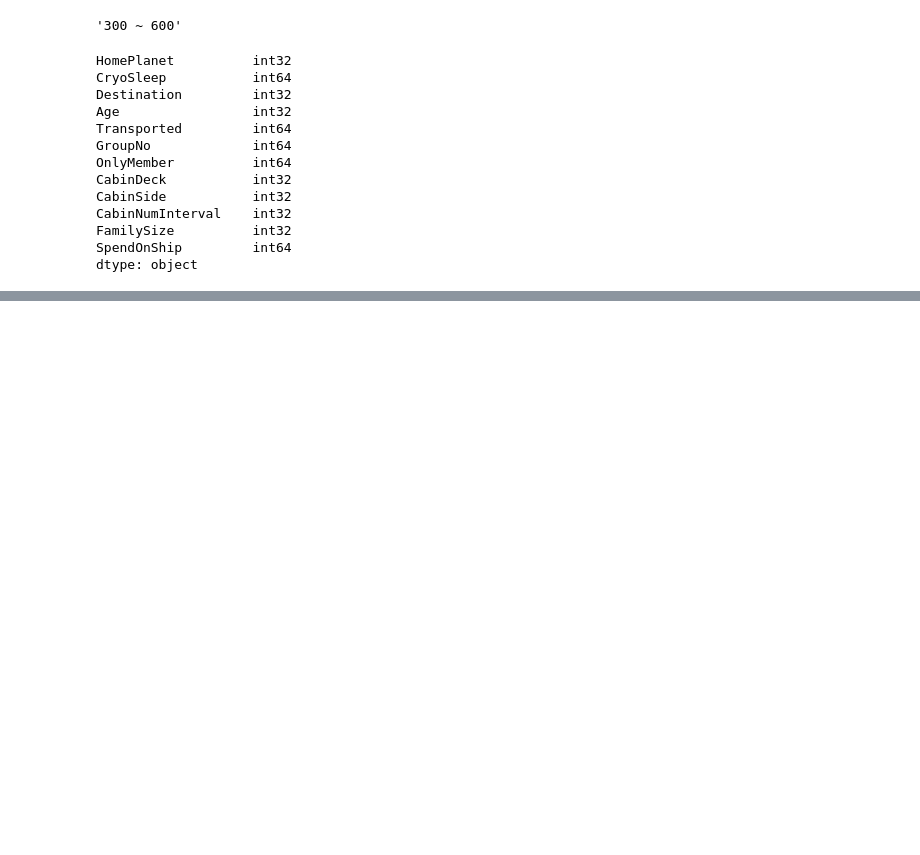
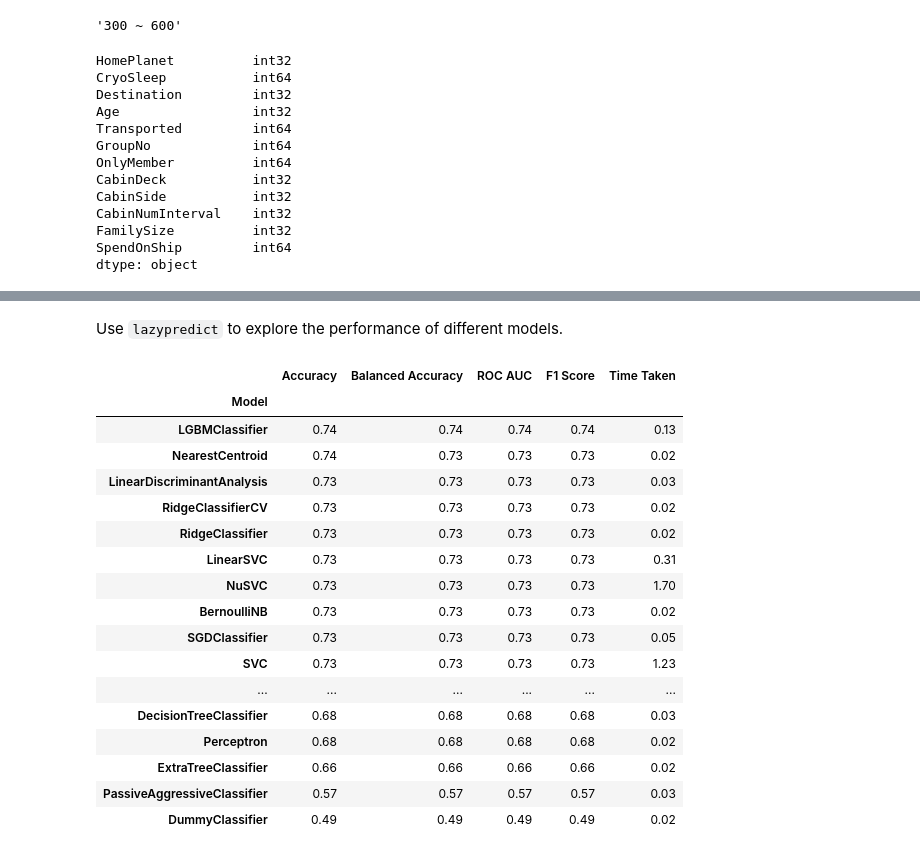
Before and after one commit to yulun-cd/space-titanic, a Jupyter notebook: space-titanic.ipynb, the cells around one changed output, grey strips where cells are left out. Cells and saved outputs as stored; diff of their text form; code cells hidden in the pictures; blank space fills up the shorter version.

Commit message:
lazypredict

```diff
--- a/space-titanic.ipynb
+++ b/space-titanic.ipynb
@@ -735,0 +752,6 @@ df_train.dtypes
+# %%
+from sklearn.preprocessing import StandardScaler
+scaler = StandardScaler()
+for col in num_cols:
+    df_train[col] = scaler.fit_transform(df_train[col].values.reshape(-1,1))
+    df_test[col] = scaler.fit_transform(df_test[col].values.reshape(-1,1))
@@ -735,0 +762,4 @@ df_train.dtypes
+# %%
+# feature names
+features = df_test.columns.tolist()
+features
@@ -735,0 +778,35 @@ df_train.dtypes
+# %%
+# prepare data
+X = df_train[features].values
+y = df_train['Transported'].values
+
+# split train data and test data for the model selection
+X_train, X_test, y_train, y_test = train_test_split(X, y, random_state=2022, test_size=0.25)
+# %% [markdown]
+Use `lazypredict` to explore the performance of different models.
+# %%
+from lazypredict.Supervised import LazyClassifier
+lazy_clf = LazyClassifier(random_state=2022, ignore_warnings=True, verbose=0)
+
+lazy_model, lazy_prd = lazy_clf.fit(X_train, X_test, y_train, y_test)
+# %%
+lazy_model
+# %% [output]
+|  | Accuracy | Balanced Accuracy | ROC AUC | F1 Score | Time Taken |
+| Model |  |  |  |  |  |
+| LGBMClassifier | 0.74 | 0.74 | 0.74 | 0.74 | 0.13 |
+| NearestCentroid | 0.74 | 0.73 | 0.73 | 0.73 | 0.02 |
+| LinearDiscriminantAnalysis | 0.73 | 0.73 | 0.73 | 0.73 | 0.03 |
+| RidgeClassifierCV | 0.73 | 0.73 | 0.73 | 0.73 | 0.02 |
+| RidgeClassifier | 0.73 | 0.73 | 0.73 | 0.73 | 0.02 |
+| LinearSVC | 0.73 | 0.73 | 0.73 | 0.73 | 0.31 |
+| NuSVC | 0.73 | 0.73 | 0.73 | 0.73 | 1.70 |
+| BernoulliNB | 0.73 | 0.73 | 0.73 | 0.73 | 0.02 |
+| SGDClassifier | 0.73 | 0.73 | 0.73 | 0.73 | 0.05 |
+| SVC | 0.73 | 0.73 | 0.73 | 0.73 | 1.23 |
+| ... | ... | ... | ... | ... | ... |
+| DecisionTreeClassifier | 0.68 | 0.68 | 0.68 | 0.68 | 0.03 |
+| Perceptron | 0.68 | 0.68 | 0.68 | 0.68 | 0.02 |
+| ExtraTreeClassifier | 0.66 | 0.66 | 0.66 | 0.66 | 0.02 |
+| PassiveAggressiveClassifier | 0.57 | 0.57 | 0.57 | 0.57 | 0.03 |
+| DummyClassifier | 0.49 | 0.49 | 0.49 | 0.49 | 0.02 |
```
Also changed, not shown: parts of 11 cells of this notebook.
